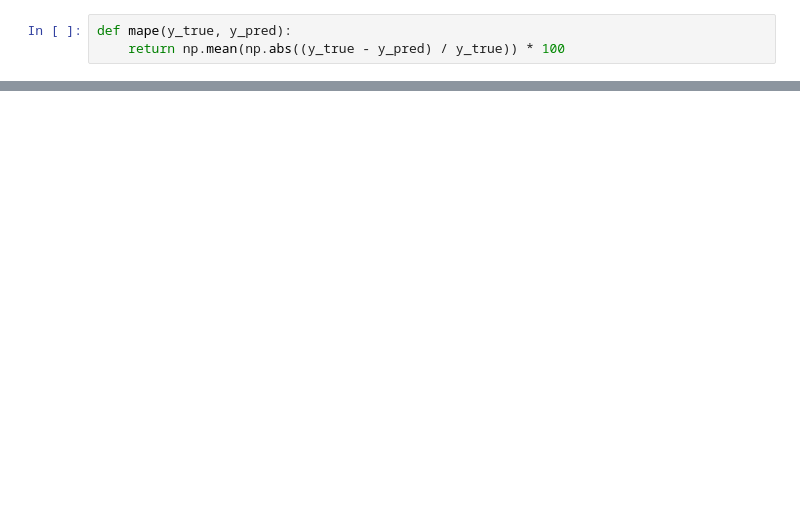
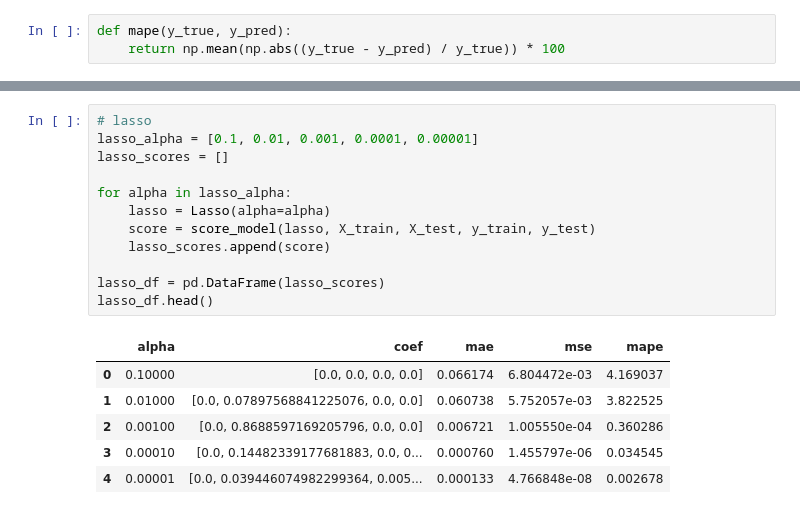
Before and after one commit to affand20/m2m-labs, a Jupyter notebook: lab2.ipynb, the cells around one changed output, grey strips where cells are left out. Drawn from its saved outputs; the diff is of its cells as text; blank space fills up the shorter version.

```diff
--- a/lab2.ipynb
+++ b/lab2.ipynb
@@ -283,0 +313,19 @@ MAPE = 6.752584849892313
+# %%
+# lasso
+lasso_alpha = [0.1, 0.01, 0.001, 0.0001, 0.00001]
+lasso_scores = []
+
+for alpha in lasso_alpha:
+    lasso = Lasso(alpha=alpha)
+    score = score_model(lasso, X_train, X_test, y_train, y_test)
+    lasso_scores.append(score)
+
+lasso_df = pd.DataFrame(lasso_scores)
+lasso_df.head()
+# %% [output]
+|  | alpha | coef | mae | mse | mape |
+| 0 | 0.10000 | [0.0, 0.0, 0.0, 0.0] | 0.066174 | 6.804472e-03 | 4.169037 |
+| 1 | 0.01000 | [0.0, 0.07897568841225076, 0.0, 0.0] | 0.060738 | 5.752057e-03 | 3.822525 |
+| 2 | 0.00100 | [0.0, 0.8688597169205796, 0.0, 0.0] | 0.006721 | 1.005550e-04 | 0.360286 |
+| 3 | 0.00010 | [0.0, 0.14482339177681883, 0.0, 0... | 0.000760 | 1.455797e-06 | 0.034545 |
+| 4 | 0.00001 | [0.0, 0.039446074982299364, 0.005... | 0.000133 | 4.766848e-08 | 0.002678 |
```
Also changed, not shown: parts of 11 cells of this notebook.
